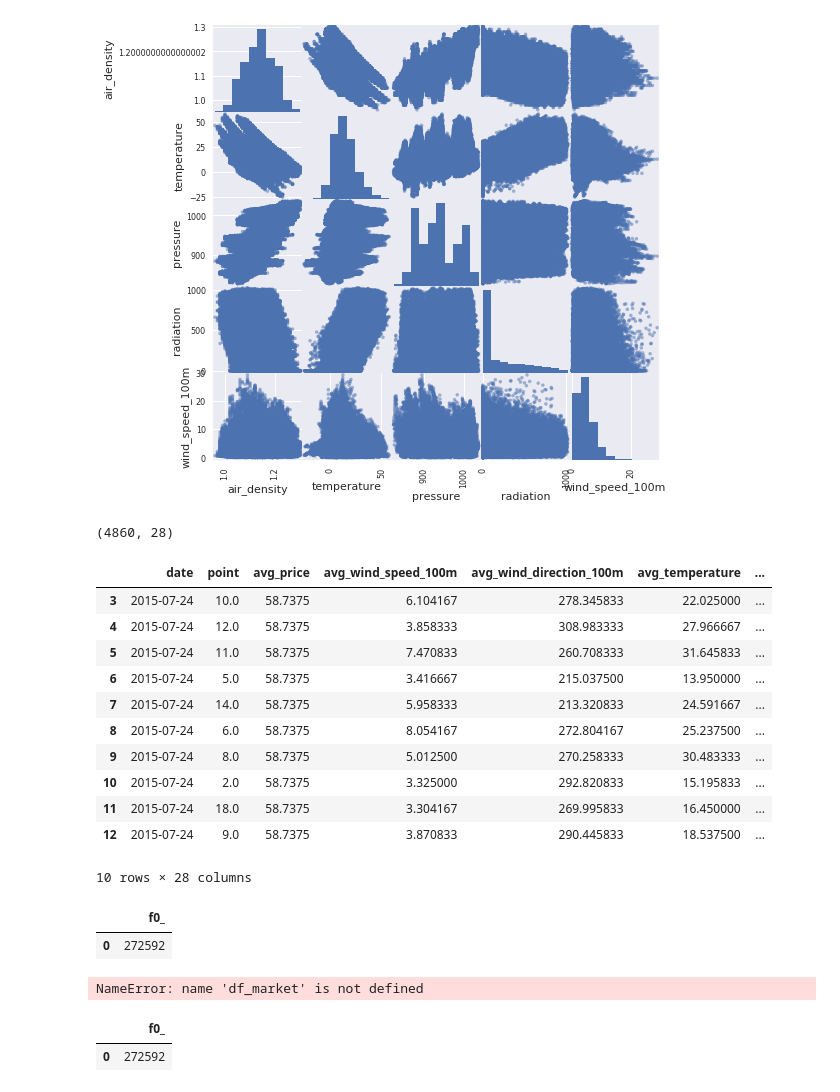
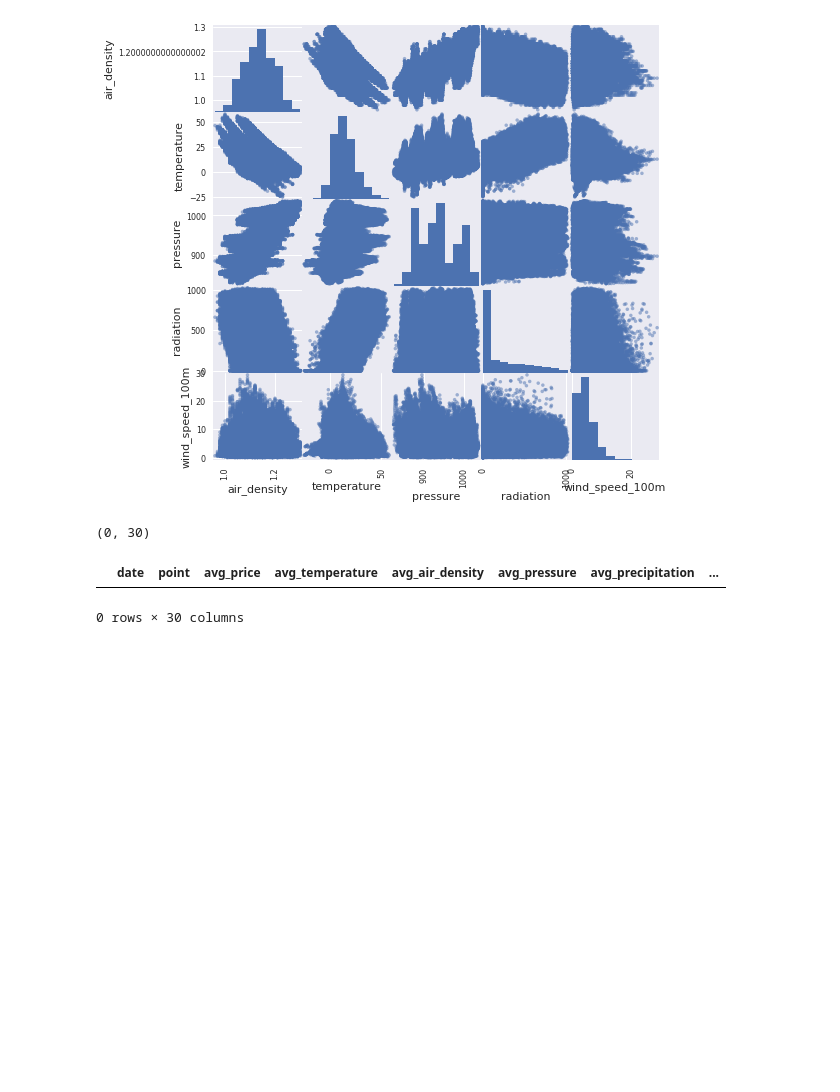
Before and after one commit to donaverghes/energy_forecasting, a Jupyter notebook: bram/explore/energy_forcasing.ipynb, the cells around one changed output. Saved outputs shown, nothing was run; the diff lists cells and outputs as text; code cells hidden in the pictures; blank space fills up the shorter version.

Commit message:
bram
added models creation based on price to price

```diff
--- a/bram/explore/energy_forcasing.ipynb
+++ b/bram/explore/energy_forcasing.ipynb
@@ -91,62 +101,54 @@ array([[<matplotlib.axes._subplots.AxesSubplot object at 0x...>,
       dtype=object)
 [figure]
 # %%
-# calculate some distribution methods in the aggregate window
+# calculate some distribution measures in the aggregate window
 query_market_price = """
 select
-  distinct(CAST(avg_mp.date as date)) as date,
+  sub_mp.date as date,
   point,
-  avg(avg_mp.avg_price) as avg_price,
-  avg(wind_speed_100m) as avg_wind_speed_100m,
-  avg(wind_direction_100m) as avg_wind_direction_100m,
+  avg(sub_mp.price) as avg_price,
   avg(temperature) as avg_temperature,
   avg(air_density) as avg_air_density,
   avg(pressure) as avg_pressure,
   avg(precipitation) as avg_precipitation,
   avg(wind_gust) as avg_wind_gust,
   avg(radiation) as avg_radiation,
   avg(wind_speed) as avg_wind_speed,
+  avg(wind_speed_100m) as avg_wind_speed_100m,
   avg(wind_direction) as avg_wind_direction,
   VARIANCE(wind_direction) as var_wind_direction,
   VARIANCE(wind_speed) as var_wind_speed,
+  VARIANCE(wind_speed_100m) as var_wind_speed_100m,
   VARIANCE(radiation) as var_radiation,
   VARIANCE(wind_gust) as var_wind_gust,
   VARIANCE(pressure) as var_pressure,
-  VARIANCE(wind_speed_100m) as var_wind_speed_100m,
   VARIANCE(air_density) as var_air_density,
   VARIANCE(temperature) as var_temperature,
   VARIANCE(precipitation) as var_precipitation,
   min(temperature) as min_temperature,
   max(temperature) as max_temperature,
   min(wind_speed) as min_wind_speed,
+  min(wind_speed_100m) as min_wind_speed_100m,
   max(wind_speed) as max_wind_speed,
+  max(wind_speed_100m) as max_wind_speed_100m,
   min(precipitation) as min_precipitation,
   max(precipitation) as max_precipitation
 from energy.historical_forecasting as hf right join
   (SELECT
-   CAST(mp.date as date) as date,
-   avg(price) as avg_price
+   *
   FROM
     energy.market_price as mp
-  WHERE mp.date > CAST('2015-01-01' AS TIMESTAMP) AND mp.date < CAST('2015-10-1' AS TIMESTAMP)
-  group by CAST(mp.date as date)) as avg_mp
-ON avg_mp.date = CAST(hf.prediction_date as date)
-group by CAST(avg_mp.date as date), point
+  WHERE mp.date > CAST('2015-01-01' AS TIMESTAMP) AND mp.date < CAST('2015-10-1' AS TIMESTAMP)) as sub_mp
+ON sub_mp.date = hf.prediction_date
+group by hf.point, sub_mp.date
 """
+
 df_market = bq.Query(query_market_price).execute().result().to_dataframe().dropna()
+df_market['date'] = pd.to_datetime(df_market['date'])
+df_market['day_of_week'] = df_market.date.dt.weekday_name
 print(df_market.shape)
 df_market.head(10)
 # %% [output]
-(4860, 28)
+(0, 30)
-|  | date | point | avg_price | avg_wind_speed_100m | avg_wind_direction_100m | avg_temperature | ... |
-| 3 | 2015-07-24 | 10.0 | 58.7375 | 6.104167 | 278.345833 | 22.025000 | ... |
-| 4 | 2015-07-24 | 12.0 | 58.7375 | 3.858333 | 308.983333 | 27.966667 | ... |
-| 5 | 2015-07-24 | 11.0 | 58.7375 | 7.470833 | 260.708333 | 31.645833 | ... |
-| 6 | 2015-07-24 | 5.0 | 58.7375 | 3.416667 | 215.037500 | 13.950000 | ... |
-| 7 | 2015-07-24 | 14.0 | 58.7375 | 5.958333 | 213.320833 | 24.591667 | ... |
-| 8 | 2015-07-24 | 6.0 | 58.7375 | 8.054167 | 272.804167 | 25.237500 | ... |
-| 9 | 2015-07-24 | 8.0 | 58.7375 | 5.012500 | 270.258333 | 30.483333 | ... |
-| 10 | 2015-07-24 | 2.0 | 58.7375 | 3.325000 | 292.820833 | 15.195833 | ... |
-| 11 | 2015-07-24 | 18.0 | 58.7375 | 3.304167 | 269.995833 | 16.450000 | ... |
-| 12 | 2015-07-24 | 9.0 | 58.7375 | 3.870833 | 290.445833 | 18.537500 | ... |
+|  | date | point | avg_price | avg_temperature | avg_air_density | avg_pressure | avg_precipitation | ... |
-10 rows × 28 columns
+0 rows × 30 columns
@@ -167,21 +154,0 @@ FROM
-# %%
-# Call BigQuery and examine in dataframe
-import google.datalab.bigquery as bq
-df_market = bq.Query(query_market_price + " LIMIT 100").execute().result().to_dataframe()
-df_market.head()
-df_weather = bq.Query(query_weather_station + " LIMIT 100").execute().result().to_dataframe()
-df_weather.head()
-df_historical_forecasting = bq.Query(query_historical_forecasting + " LIMIT 100").execute().result().to_dataframe()
-df_historical_forecasting.head()
-# %% [output]
-|  | f0_ |
-| 0 | 272592 |
-# %%
-df_market.head()
-# %% [output]
-NameError: name 'df_market' is not defined
-# %%
-df_historical_forecasting.head()
-# %% [output]
-|  | f0_ |
-| 0 | 272592 |
```
Also changed, not shown: parts of 11 cells of this notebook, 22 other files.
